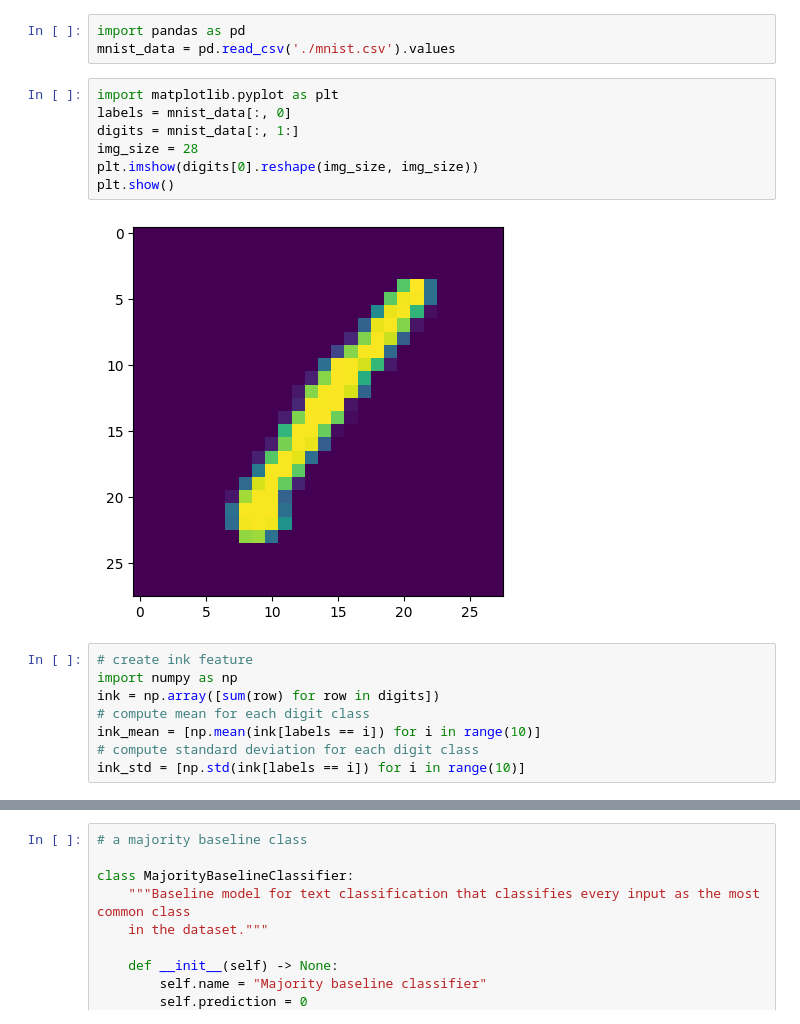
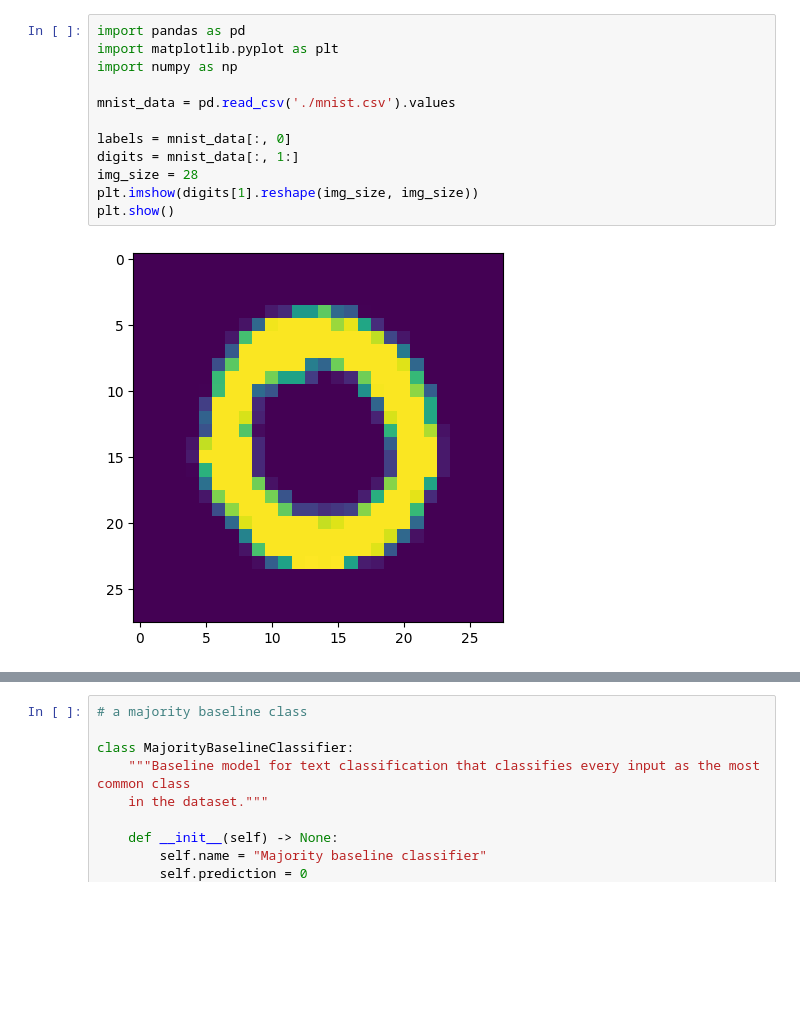
Before and after one commit to leidindi/pattern-recognition-PA, a Jupyter notebook: PA-notebook.ipynb, the cells around one changed output, grey strips where cells are left out. Drawn from its saved outputs; the diff is of its cells as text; blank space fills up the shorter version.

```diff
--- a/PA-notebook.ipynb
+++ b/PA-notebook.ipynb
@@ -1,20 +1,14 @@
-# %%
-import pandas as pd
-mnist_data = pd.read_csv('./mnist.csv').values
 # %%
+import pandas as pd
 import matplotlib.pyplot as plt
+import numpy as np
+
+mnist_data = pd.read_csv('./mnist.csv').values
+
 labels = mnist_data[:, 0]
 digits = mnist_data[:, 1:]
 img_size = 28
-plt.imshow(digits[0].reshape(img_size, img_size))
+plt.imshow(digits[1].reshape(img_size, img_size))
 plt.show()
 # %% [output]
-[figure, old version]
+[figure, new version]
-# %%
-# create ink feature
-import numpy as np
-ink = np.array([sum(row) for row in digits])
-# compute mean for each digit class
-ink_mean = [np.mean(ink[labels == i]) for i in range(10)]
-# compute standard deviation for each digit class
-ink_std = [np.std(ink[labels == i]) for i in range(10)]
```
Also changed, not shown: parts of 11 cells of this notebook, 1 other file.
